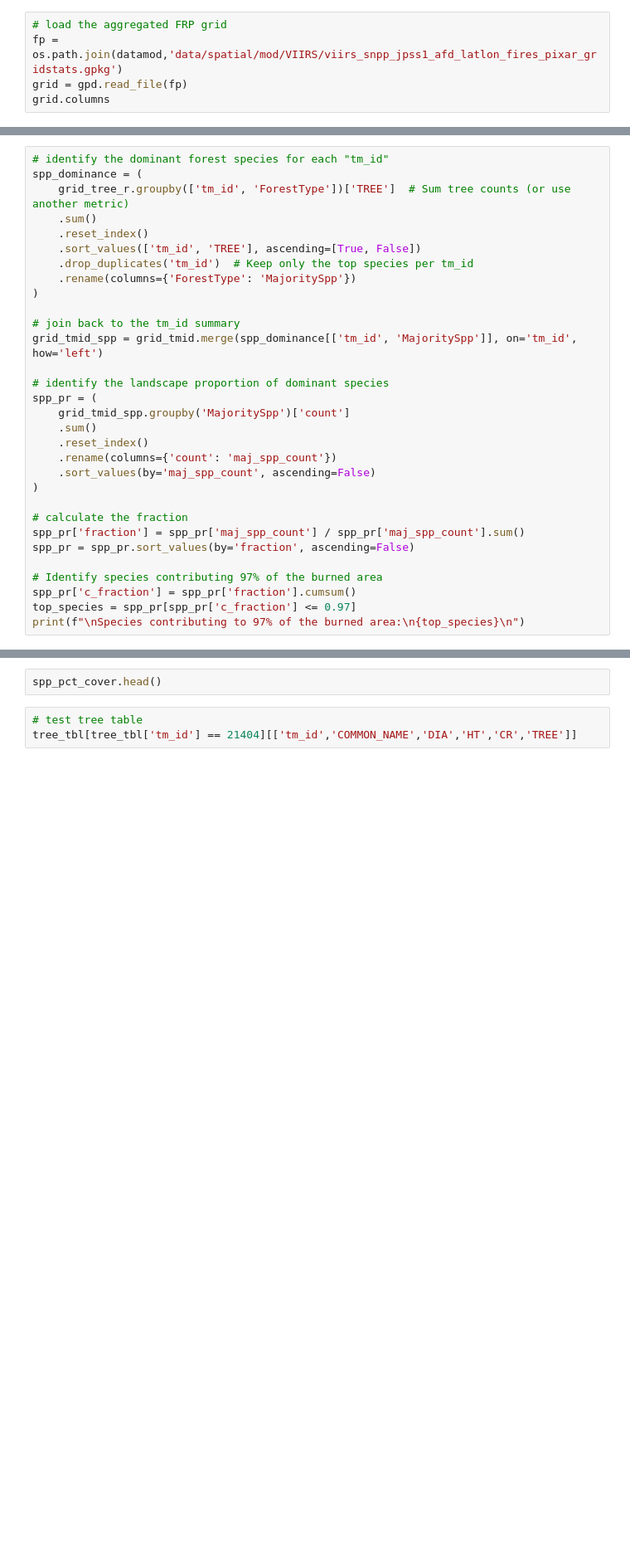
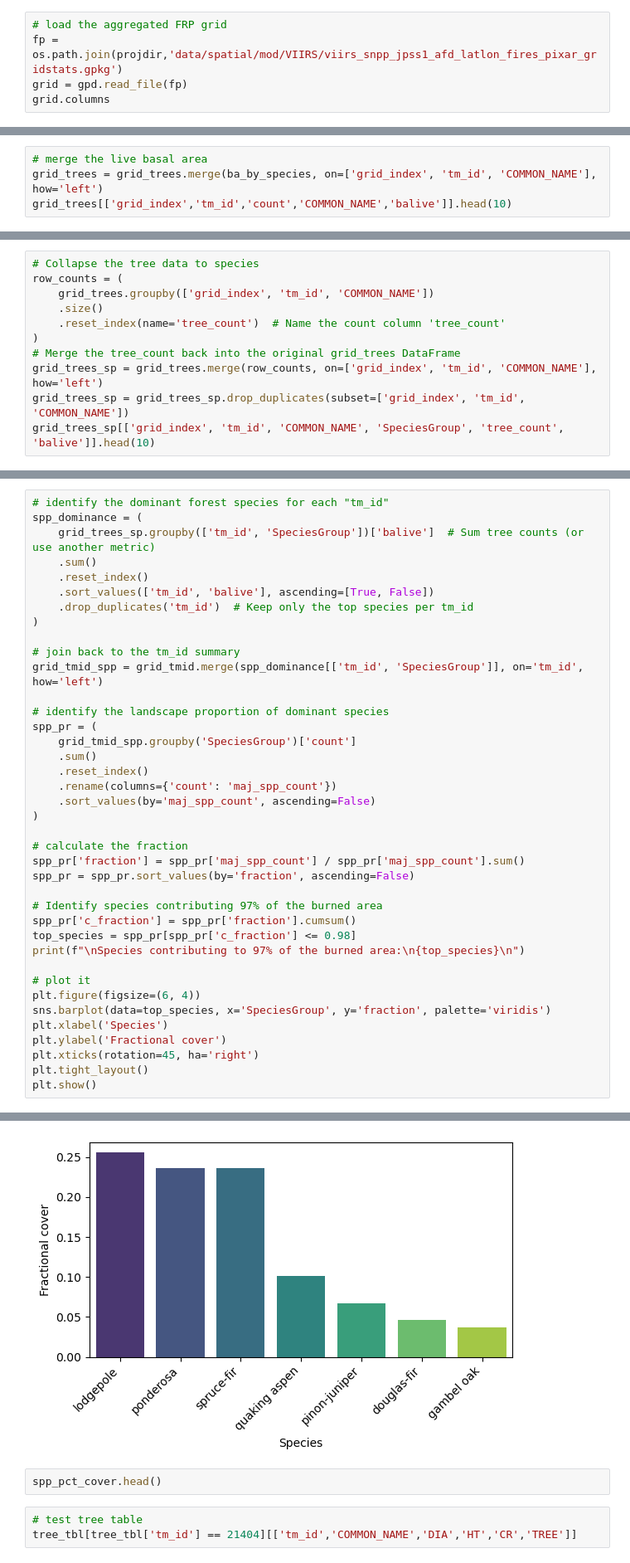
Before and after one commit to natshoff/aspen-fire-fork, a Jupyter notebook: Aim2/code/Python/04a_TreeMap_FIA.ipynb, the cells around one changed output, grey strips where cells are left out. Shown: that part at 83% size. Cells and saved outputs as stored; diff of their text form; blank space fills up the shorter version.

Commit message:
Updates to Tree Table summary

```diff
--- a/Aim2/code/Python/04a_TreeMap_FIA.ipynb
+++ b/Aim2/code/Python/04a_TreeMap_FIA.ipynb
@@ -61,5 +75,5 @@ gc.collect() # clean up
 # %%
 # load the aggregated FRP grid
-fp = os.path.join(datamod,'data/spatial/mod/VIIRS/viirs_snpp_jpss1_afd_latlon_fires_pixar_gridstats.gpkg')
+fp = os.path.join(projdir,'data/spatial/mod/VIIRS/viirs_snpp_jpss1_afd_latlon_fires_pixar_gridstats.gpkg')
 grid = gpd.read_file(fp)
 grid.columns
@@ -145,0 +246,4 @@ grid_tree_r['ForestType'] = grid_tree_r['COMMON_NAME'].map(spp_remap).fillna(gri
+# %%
+# merge the live basal area
+grid_trees = grid_trees.merge(ba_by_species, on=['grid_index', 'tm_id', 'COMMON_NAME'], how='left')
+grid_trees[['grid_index','tm_id','count','COMMON_NAME','balive']].head(10)
@@ -145,0 +268,11 @@ grid_tree_r['ForestType'] = grid_tree_r['COMMON_NAME'].map(spp_remap).fillna(gri
+# %%
+# Collapse the tree data to species
+row_counts = (
+    grid_trees.groupby(['grid_index', 'tm_id', 'COMMON_NAME'])
+    .size()
+    .reset_index(name='tree_count')  # Name the count column 'tree_count'
+)
+# Merge the tree_count back into the original grid_trees DataFrame
+grid_trees_sp = grid_trees.merge(row_counts, on=['grid_index', 'tm_id', 'COMMON_NAME'], how='left')
+grid_trees_sp = grid_trees_sp.drop_duplicates(subset=['grid_index', 'tm_id', 'COMMON_NAME'])
+grid_trees_sp[['grid_index', 'tm_id', 'COMMON_NAME', 'SpeciesGroup', 'tree_count', 'balive']].head(10)
@@ -146,20 +291,19 @@ grid_tree_r['ForestType'] = grid_tree_r['COMMON_NAME'].map(spp_remap).fillna(gri
 # %%
 # identify the dominant forest species for each "tm_id"
 spp_dominance = (
-    grid_tree_r.groupby(['tm_id', 'ForestType'])['TREE']  # Sum tree counts (or use another metric)
+    grid_trees_sp.groupby(['tm_id', 'SpeciesGroup'])['balive']  # Sum tree counts (or use another metric)
     .sum()
     .reset_index()
-    .sort_values(['tm_id', 'TREE'], ascending=[True, False])
+    .sort_values(['tm_id', 'balive'], ascending=[True, False])
     .drop_duplicates('tm_id')  # Keep only the top species per tm_id
-    .rename(columns={'ForestType': 'MajoritySpp'})
 )
 
 # join back to the tm_id summary
-grid_tmid_spp = grid_tmid.merge(spp_dominance[['tm_id', 'MajoritySpp']], on='tm_id', how='left')
+grid_tmid_spp = grid_tmid.merge(spp_dominance[['tm_id', 'SpeciesGroup']], on='tm_id', how='left')
 
 # identify the landscape proportion of dominant species
 spp_pr = (
-    grid_tmid_spp.groupby('MajoritySpp')['count']
+    grid_tmid_spp.groupby('SpeciesGroup')['count']
     .sum()
     .reset_index()
     .rename(columns={'count': 'maj_spp_count'})
@@ -172,5 +316,15 @@ spp_pr = spp_pr.sort_values(by='fraction', ascending=False)
 
 # Identify species contributing 97% of the burned area
 spp_pr['c_fraction'] = spp_pr['fraction'].cumsum()
-top_species = spp_pr[spp_pr['c_fraction'] <= 0.97]
+top_species = spp_pr[spp_pr['c_fraction'] <= 0.98]
 print(f"\nSpecies contributing to 97% of the burned area:\n{top_species}\n")
+
+# plot it
+plt.figure(figsize=(6, 4))
+sns.barplot(data=top_species, x='SpeciesGroup', y='fraction', palette='viridis')
+plt.xlabel('Species')
+plt.ylabel('Fractional cover')
+plt.xticks(rotation=45, ha='right')
+plt.tight_layout()
+plt.show()
+# %% [output]
@@ -177,3 +340,4 @@ print(f"\nSpecies contributing to 97% of the burned area:\n{top_species}\n")
+[figure, added]
 # %%
 spp_pct_cover.head()
 # %%
```
Also changed, not shown: parts of 14 cells of this notebook, 2 other files.
